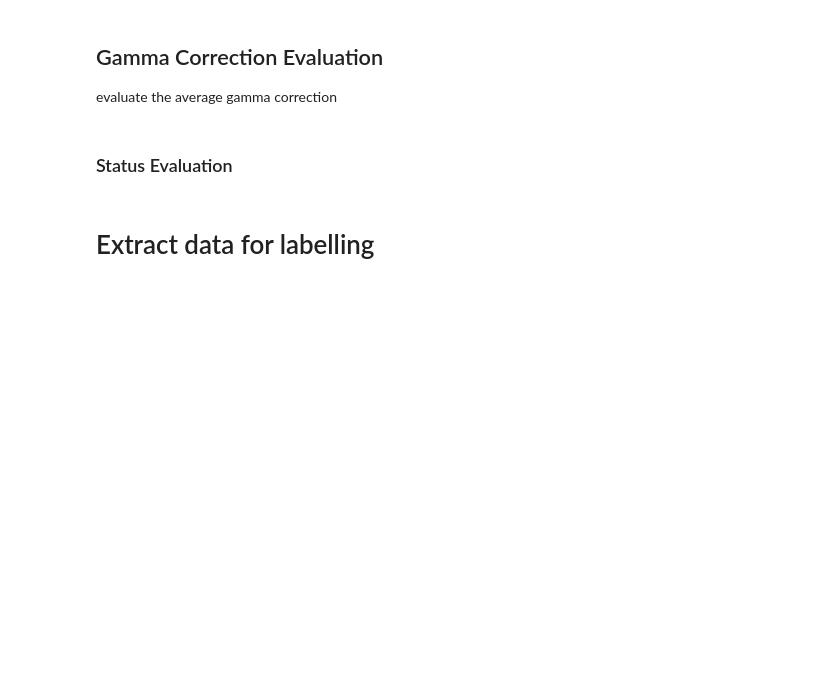
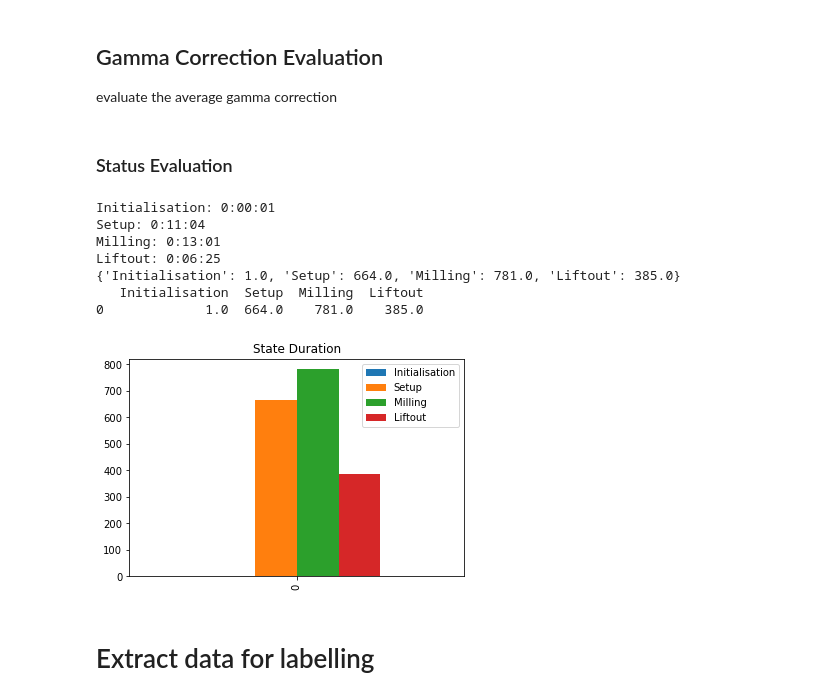
Before and after one commit to Phaips/autoliftout, a Jupyter notebook: liftout/tools/notebook.ipynb, the cells around one changed output. Drawn from its saved outputs; the diff is of its cells as text; code cells hidden in the pictures; blank space fills up the shorter version.

Commit message:
created simple report generator for liftout run

```diff
--- a/liftout/tools/notebook.ipynb
+++ b/liftout/tools/notebook.ipynb
@@ -112,3 +137,16 @@ df.plot.bar(title="State Duration")
+# %%
+# pprint(stage_dict)
+_, df = plot_state_dict(stage_dict)
+print(df)
+# %% [output]
+Initialisation: 0:00:01
+Setup: 0:11:04
+Milling: 0:13:01
+Liftout: 0:06:25
+{'Initialisation': 1.0, 'Setup': 664.0, 'Milling': 781.0, 'Liftout': 385.0}
+   Initialisation  Setup  Milling  Liftout
+0             1.0  664.0    781.0    385.0
+[figure, added]
 # %%
 # TODO: read sample.yaml and plot the coordinates
 log_dir = r"C:\Users\Admin\Github\autoliftout\liftout\log\run\20211027.160458"
```
Also changed, not shown: parts of 10 cells of this notebook, 1 other file.
